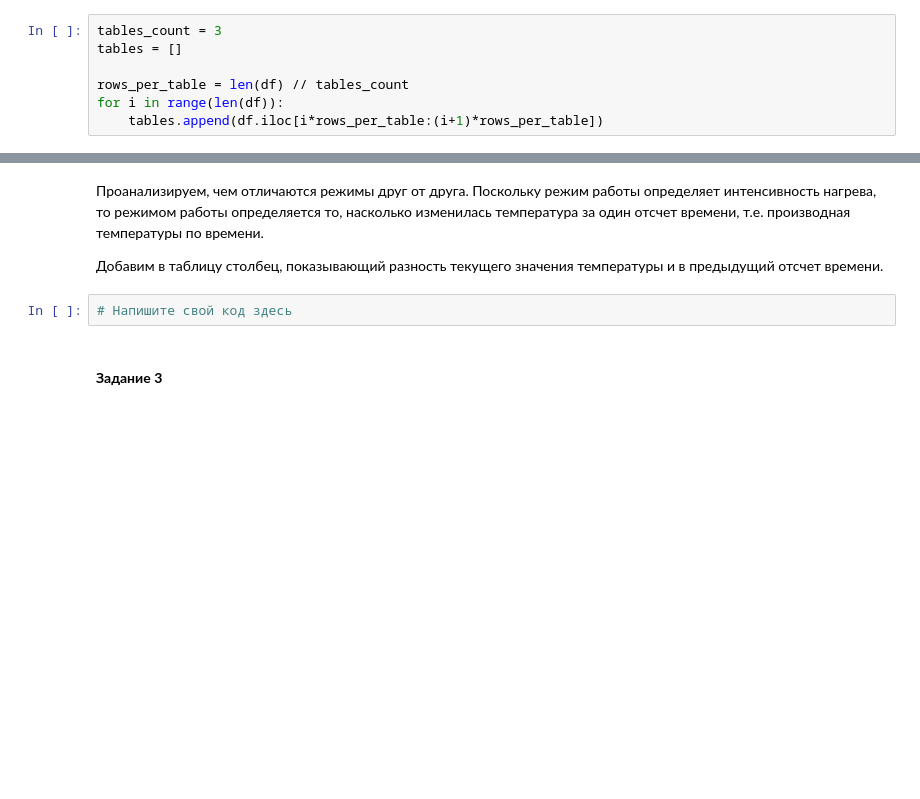
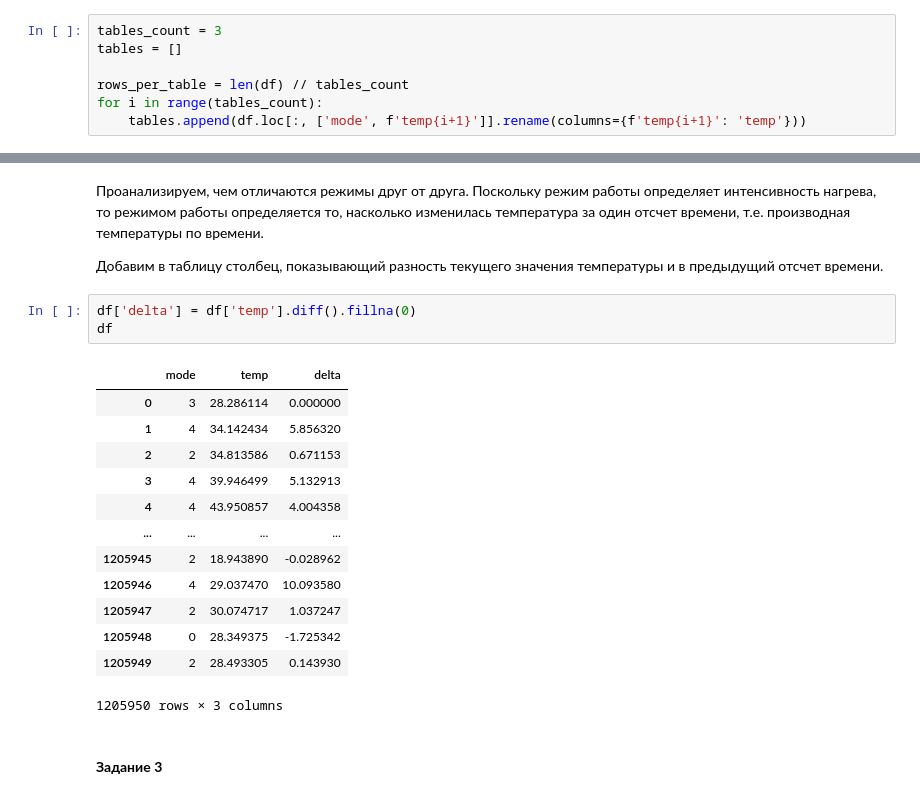
Before and after one commit to IlyaChichkov/big_data_course, a Jupyter notebook: labs/Lab6_task.ipynb, the cells around one changed output, grey strips where cells are left out. Drawn from its saved outputs; the diff is of its cells as text; blank space fills up the shorter version.

```diff
--- a/labs/Lab6_task.ipynb
+++ b/labs/Lab6_task.ipynb
@@ -64,5 +64,5 @@ tables_count = 3
 tables = []
 
 rows_per_table = len(df) // tables_count
-for i in range(len(df)):
-    tables.append(df.iloc[i*rows_per_table:(i+1)*rows_per_table])
+for i in range(tables_count):
+    tables.append(df.loc[:, ['mode', f'temp{i+1}']].rename(columns={f'temp{i+1}': 'temp'}))
@@ -94,8 +86,23 @@ KeyError: 'temp'
 Проанализируем, чем отличаются режимы друг от друга. Поскольку режим работы определяет интенсивность нагрева, то режимом работы определяется то, насколько изменилась температура за один отсчет времени, т.е. производная температуры по времени.
 
 Добавим в таблицу столбец, показывающий разность текущего значения температуры и в предыдущий отсчет времени.
-# %%
-# Напишите свой код здесь
+# %%
+df['delta'] = df['temp'].diff().fillna(0)
+df
+# %% [output]
+|  | mode | temp | delta |
+| 0 | 3 | 28.286114 | 0.000000 |
+| 1 | 4 | 34.142434 | 5.856320 |
+| 2 | 2 | 34.813586 | 0.671153 |
+| 3 | 4 | 39.946499 | 5.132913 |
+| 4 | 4 | 43.950857 | 4.004358 |
+| ... | ... | ... | ... |
+| 1205945 | 2 | 18.943890 | -0.028962 |
+| 1205946 | 4 | 29.037470 | 10.093580 |
+| 1205947 | 2 | 30.074717 | 1.037247 |
+| 1205948 | 0 | 28.349375 | -1.725342 |
+| 1205949 | 2 | 28.493305 | 0.143930 |
+1205950 rows × 3 columns
 # %% [markdown]
 #### **Задание 3**
 # %% [markdown]
```
Also changed, not shown: parts of 20 cells of this notebook.
